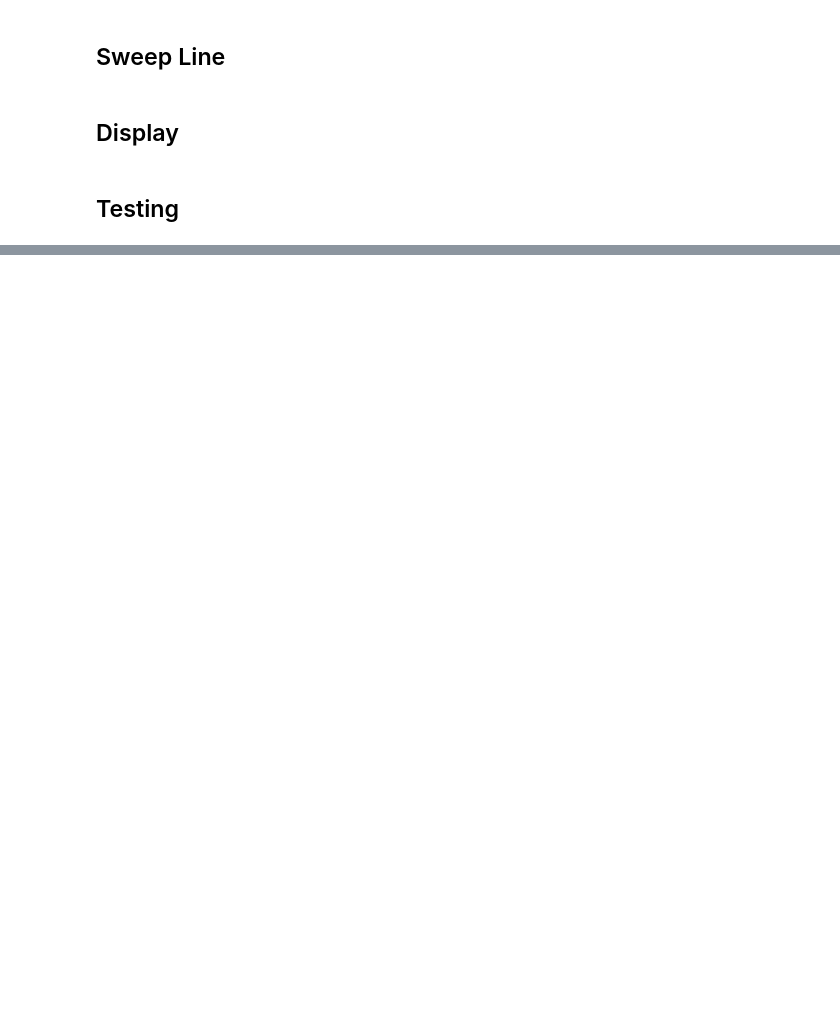
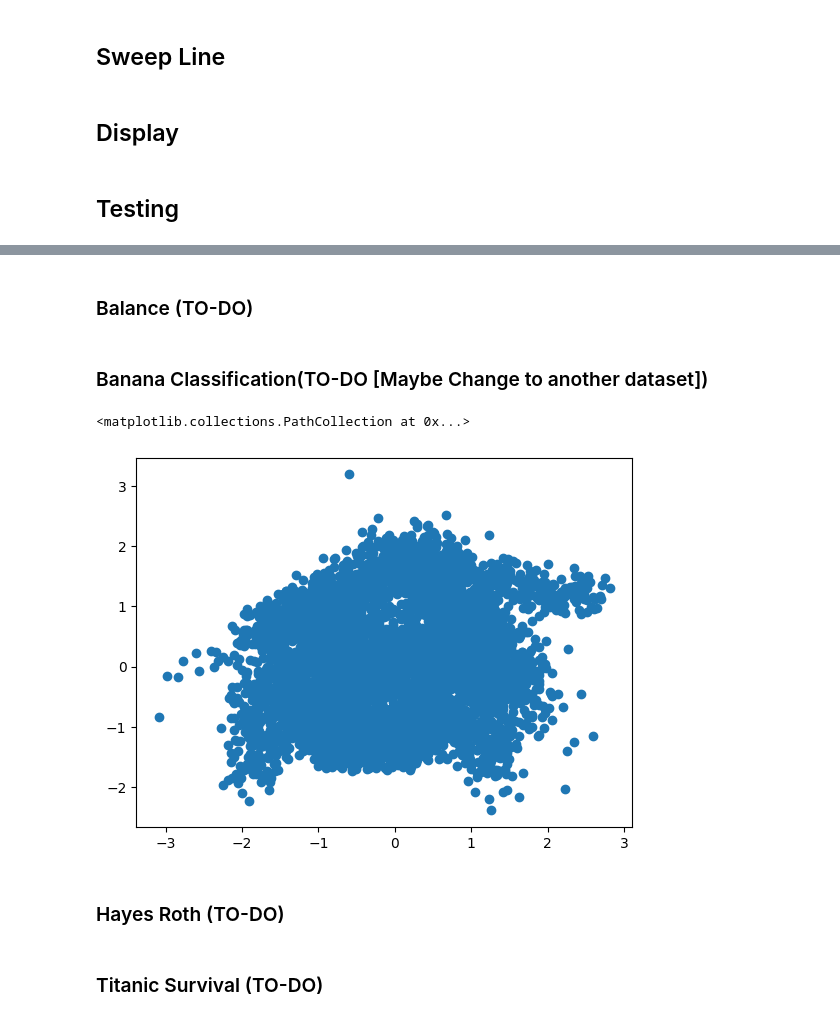
Before and after one commit to attiilla/Alg2, a Jupyter notebook: TP1/TP1.ipynb, the cells around one changed output, grey strips where cells are left out. Drawn from its saved outputs; the diff is of its cells as text; code cells hidden in the pictures; blank space fills up the shorter version.

```diff
--- a/TP1/TP1.ipynb
+++ b/TP1/TP1.ipynb
@@ -735,0 +860,2 @@ True
+# %% [markdown]
+### Balance (TO-DO)
@@ -735,0 +865,12 @@ True
+# %% [markdown]
+### Banana Classification(TO-DO [Maybe Change to another dataset])
+# %%
+#Source = https://sci2s.ugr.es/keel/dataset.php?cod=182
+banana = pd.read_csv("./dataSets/banana.dat",header=None)
+# %%
+plt.scatter(banana.iloc[:,0],banana.iloc[:,1])
+# %% [output]
+<matplotlib.collections.PathCollection at 0x...>
+[figure, added]
+# %% [markdown]
+### Hayes Roth (TO-DO)
@@ -735,0 +880,2 @@ True
+# %% [markdown]
+### Titanic Survival (TO-DO)
```
Also changed, not shown: parts of 36 cells of this notebook, 18 other files.
